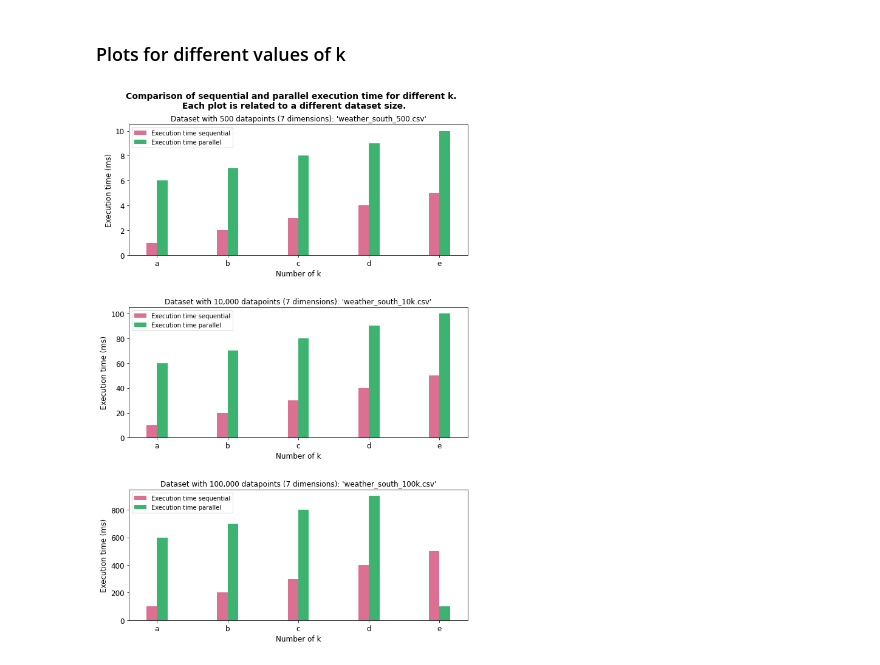
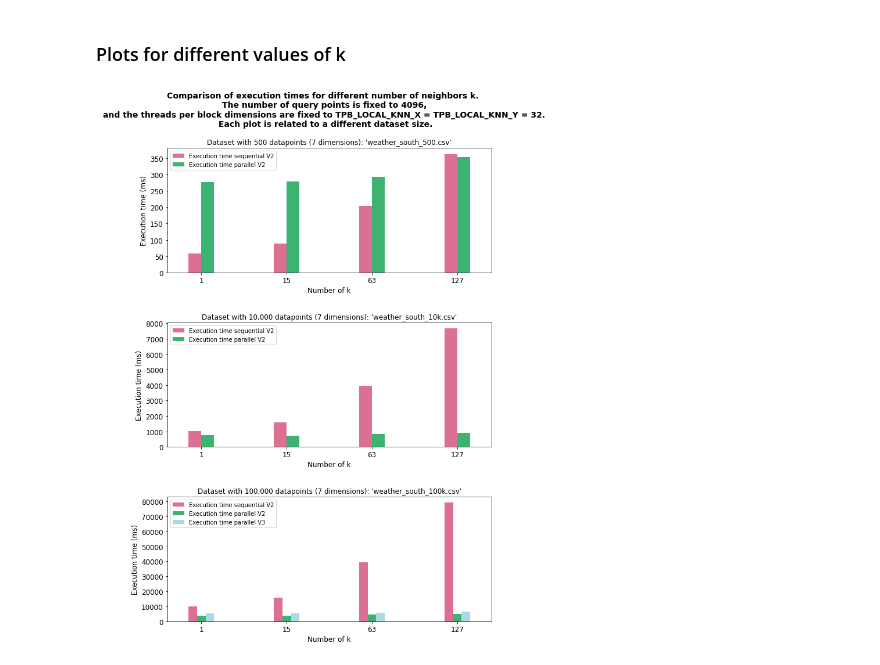
Before and after one commit to TheKastenkarl/parallel-knn-c, a Jupyter notebook: Profiling.ipynb, the cells around one changed output. Drawn from its saved outputs; the diff is of its cells as text; code cells hidden in the pictures.

```diff
--- a/Profiling.ipynb
+++ b/Profiling.ipynb
@@ -156,48 +162,56 @@ import pandas as pd
 # %% [markdown]
 ### Plots for different values of k
 # %%
-index_k = ['a', 'b', 'c', 'd', 'e']
+index_k = ['1','15', '63', '127']
 
-execution_time_sequential_500 = [1, 2, 3, 4, 5]
-execution_time_parallel_500 = [6, 7, 8, 9, 10]
+execution_time_sequentialV2_500 = [58.806, 87.989, 204.59, 362.75]
+execution_time_parallelV2_500 = [277.40, 278.98, 292.13, 352.89]
 
-execution_time_sequential_10k = [10, 20, 30, 40, 50]
-execution_time_parallel_10k = [60, 70, 80, 90, 100]
+execution_time_sequentialV2_10k = [1013.90, 1583.82, 3961.73, 7669.80]
+execution_time_parallelV2_10k = [765.91, 743.90, 838.17, 925.98]
 
-execution_time_sequential_100k = [100, 200, 300, 400, 500]
-execution_time_parallel_100k = [600, 700, 800, 900, 100]
+execution_time_sequentialV2_100k = [9921.15, 15890.1, 39539.0, 79118.4]
+execution_time_parallelV2_100k = [3855.97, 3959.50, 4437.08, 5003.18]
+execution_time_parallelV3_100k = [5403.00, 5492.03, 5903.21, 6340.94]
 
-df_500 = pd.DataFrame({'Execution time sequential': execution_time_sequential_500,
-                   'Execution time parallel': execution_time_parallel_500,}, index=index_k)
+df_500 = pd.DataFrame({
+                   'Execution time sequential V2': execution_time_sequentialV2_500,
+                   'Execution time parallel V2': execution_time_parallelV2_500
+                   }, index=index_k)
 
-df_10k = pd.DataFrame({'Execution time sequential': execution_time_sequential_10k,
-                   'Execution time parallel': execution_time_parallel_10k,}, index=index_k)
+df_10k = pd.DataFrame({
+                   'Execution time sequential V2': execution_time_sequentialV2_10k,
+                   'Execution time parallel V2': execution_time_parallelV2_10k
+                   }, index=index_k)
 
-df_100k = pd.DataFrame({'Execution time sequential': execution_time_sequential_100k,
-                   'Execution time parallel': execution_time_parallel_100k,}, index=index_k)
+df_100k = pd.DataFrame({
+                   'Execution time sequential V2': execution_time_sequentialV2_100k,
+                   'Execution time parallel V2': execution_time_parallelV2_100k,
+                   'Execution time parallel V3': execution_time_parallelV3_100k
+                   }, index=index_k)
 
 
 width = 0.3
 
 fig, axes = plt.subplots(nrows = 3, ncols = 1)
 
-ax = df_500.plot.bar(ax = axes[0], width = width, rot = 0, alpha = 1, fontsize=12, color={"Execution time sequential": "palevioletred", "Execution time parallel": "mediumseagreen"})
+ax = df_500.plot.bar(ax = axes[0], width = width, rot = 0, alpha = 1, fontsize=12, color={"Execution time sequential V2": "palevioletred", "Execution time parallel V2": "mediumseagreen"})
 ax.set_title("Dataset with 500 datapoints (7 dimensions): 'weather_south_500.csv'")
 ax.set_xlabel("Number of k", fontsize=12)
 ax.set_ylabel("Execution time (ms)", fontsize=12)
 
-ax = df_10k.plot.bar(ax = axes[1], width = width, rot = 0, alpha = 1, fontsize=12, color={"Execution time sequential": "palevioletred", "Execution time parallel": "mediumseagreen"})
+ax = df_10k.plot.bar(ax = axes[1], width = width, rot = 0, alpha = 1, fontsize=12, color={"Execution time sequential V2": "palevioletred", "Execution time parallel V2": "mediumseagreen"})
 ax.set_title("Dataset with 10,000 datapoints (7 dimensions): 'weather_south_10k.csv'")
 ax.set_xlabel("Number of k", fontsize=12)
 ax.set_ylabel("Execution time (ms)", fontsize=12)
 
-ax = df_100k.plot.bar(ax = axes[2], width = width, rot = 0, alpha = 1, fontsize=12, color={"Execution time sequential": "palevioletred", "Execution time parallel": "mediumseagreen"})
+ax = df_100k.plot.bar(ax = axes[2], width = width, rot = 0, alpha = 1, fontsize=12, color={"Execution time sequential V2": "palevioletred", "Execution time parallel V2": "mediumseagreen", "Execution time parallel V3": "lightblue"})
 ax.set_title("Dataset with 100,000 datapoints (7 dimensions): 'weather_south_100k.csv'")
 ax.set_xlabel("Number of k", fontsize=12)
 ax.set_ylabel("Execution time (ms)", fontsize=12)
 
 plt.subplots_adjust(hspace=0.4)
-fig.suptitle("Comparison of sequential and parallel execution time for different k. \n Each plot is related to a different dataset size.", y=0.93, fontweight = "bold", fontsize = 14)
+fig.suptitle("Comparison of execution times for different number of neighbors k. \n The number of query points is fixed to 4096, \n and the threads per block dimensions are fixed to TPB_LOCAL_KNN_X = TPB_LOCAL_KNN_Y = 32. \n Each plot is related to a different dataset size.", y=0.97, fontweight = "bold", fontsize = 14)
 fig.set_size_inches(10, 15, forward=True)
 # %% [output]
-[figure, old version]
+[figure, new version]
```
Also changed, not shown: parts of 16 cells of this notebook.
